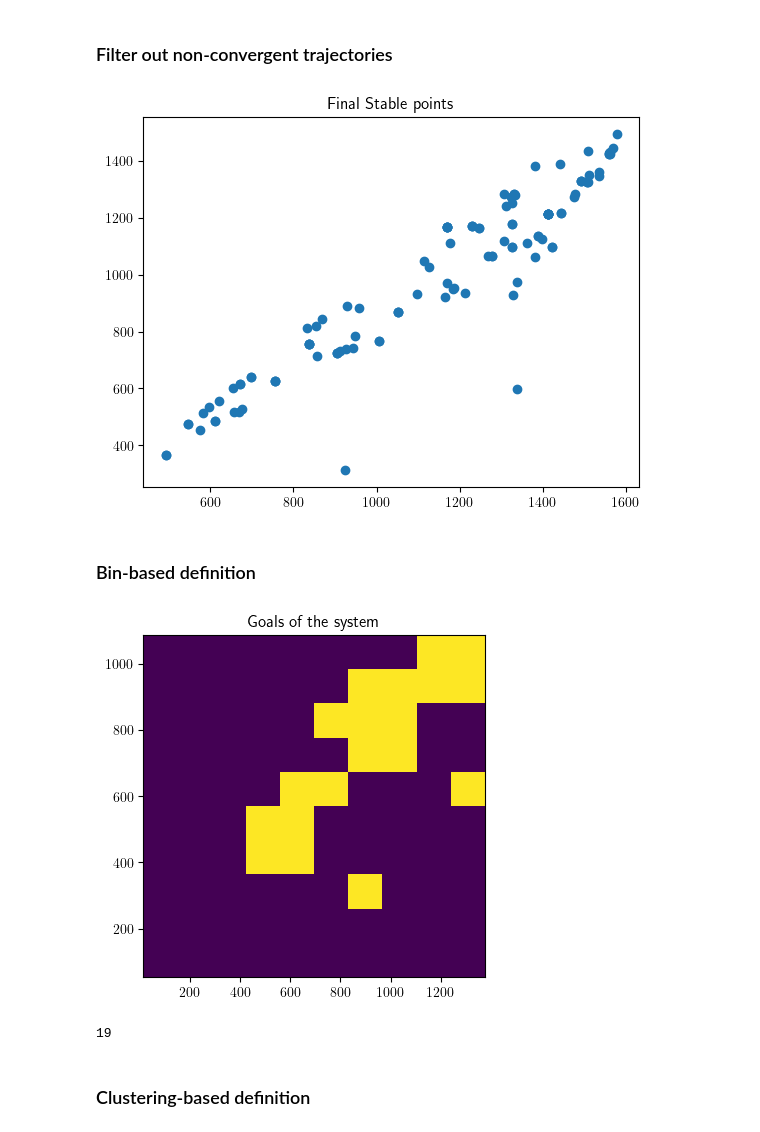
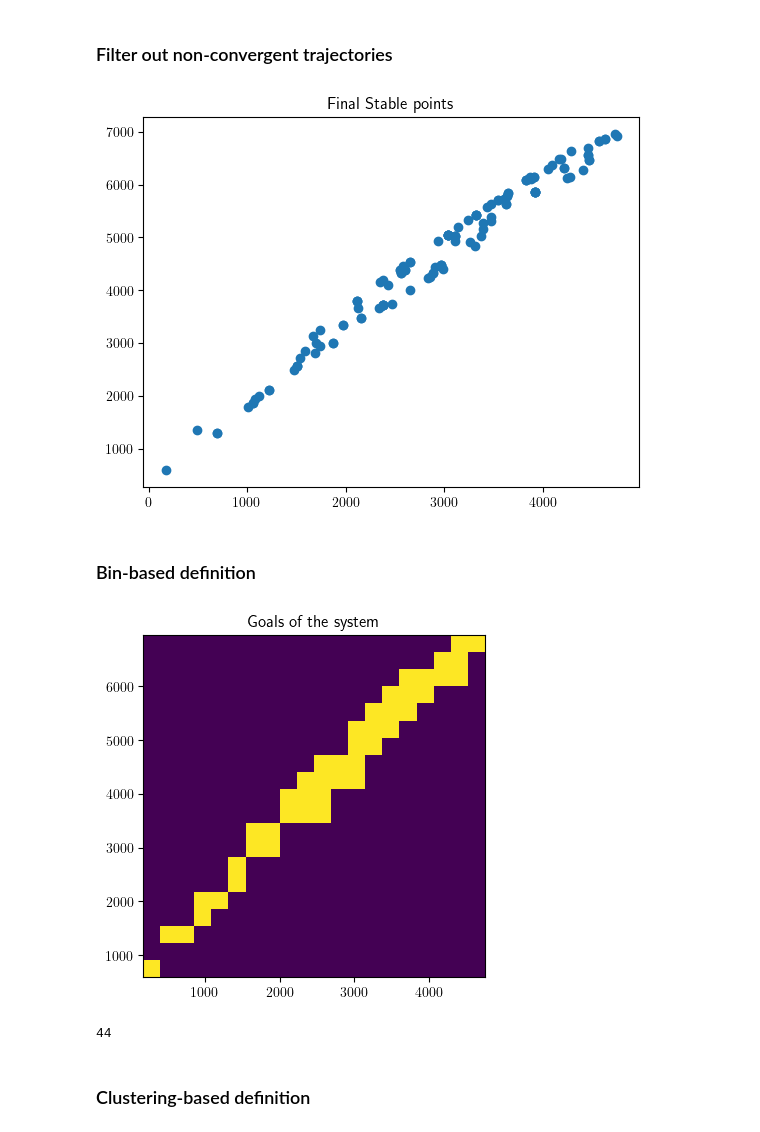
Before and after one commit to flowersteam/autodiscjax, a Jupyter notebook: examples/analyze_imgep_evaluation.ipynb, the cells around one changed output. Cells and saved outputs as stored; diff of their text form; code cells hidden in the pictures.

Commit message:
updated example folder with configs class and other fixes

```diff
--- a/examples/analyze_imgep_evaluation.ipynb
+++ b/examples/analyze_imgep_evaluation.ipynb
@@ -20,60 +21,53 @@ experiment_history = DictTree.load(experiment_history_filepath)
 evaluation_history_filepath = "evaluation_data/evaluation_history.pickle"
 evaluation_history = DictTree.load(evaluation_history_filepath)
 # %%
-pipeline_config = evaluation_config.get_pipeline_config()
-perturbation_config = evaluation_config.get_perturbation_config()
+config = experiment_config.ExperimentConfig()
+observed_node_ids = config.observed_node_ids
+eval_config = evaluation_config.EvaluationConfig()
+pipeline_config = eval_config.get_pipeline_config()
+perturbation_config = eval_config.get_perturbation_config()
 # %% [markdown]
 ## Goals of the system
-# %%
-observed_node_ids = jnp.array([2,3])
-ymax = jnp.array([7866.401, 4771.8975, 1377.4222, 1086.2181])
-ymin = jnp.array([91.93025, 100.43926, 15.655377, 53.970665])
 # %% [markdown]
 ### Filter out non-convergent trajectories
 # %%
-experiment_trajectories = experiment_history.system_output_library.ys[:, observed_node_ids, :]
 has_converged_ids = jnp.where(experiment_history.system_rollout_statistics_library.is_stable[:, observed_node_ids].all(-1))[0]
 
 # goals = bins where they are final (stable) points
 plt.figure()
 plt.scatter(
-    experiment_history.system_output_library.ys[has_converged_ids, observed_node_ids[0], -1],
-    experiment_history.system_output_library.ys[has_converged_ids, observed_node_ids[1], -1],
+    experiment_history.reached_goal_embedding_library[has_converged_ids, 0],
+    experiment_history.reached_goal_embedding_library[has_converged_ids, 1]
 )
 plt.title("Final Stable points")
 plt.show()
 # %% [output]
-[figure, old version]
+[figure, new version]
 # %% [markdown]
 ### Bin-based definition
 # %%
-Hf, xedges, yedges = jnp.histogram2d(
-    x=experiment_history.system_output_library.ys[has_converged_ids, observed_node_ids[0], -1],
-    y=experiment_history.system_output_library.ys[has_converged_ids, observed_node_ids[1], -1],
-    bins=10,
-    range=jnp.stack(
-        [ymin[observed_node_ids], ymax[observed_node_ids]]
-    ).transpose(),
-)
+y1 = experiment_history.reached_goal_embedding_library[has_converged_ids, 0]
+y2 = experiment_history.reached_goal_embedding_library[has_converged_ids, 1]
+Hf, xedges, yedges = jnp.histogram2d(x=y1, y=y2, bins=20, range=[[y1.min(), y1.max()], [y2.min(), y2.max()]])
+
 Hf = Hf.transpose() > 0
 fig = plt.figure(figsize=(15, 15))
 ax = fig.add_subplot(131, title="Goals of the system")
 plt.imshow(
     Hf,
     interpolation="nearest",
     origin="lower",
     extent=[xedges[0], xedges[-1], yedges[0], yedges[-1]],
-    aspect=(ymax[observed_node_ids[0]] - ymin[observed_node_ids[0]])
-    / (ymax[observed_node_ids[1]] - ymin[observed_node_ids[1]]),
+    aspect=(y1.max() - y1.min()) / (y2.max() - y2.min()),
 )
 # plt.colorbar()
 plt.show()
 # %% [output]
-[figure, old version]
+[figure, new version]
 # %%
 print(Hf.sum())
 # %% [output]
-19
+44
 # %% [markdown]
 ### Clustering-based definition
 # %%
```
Also changed, not shown: parts of 5 cells of this notebook, 4 other files.
